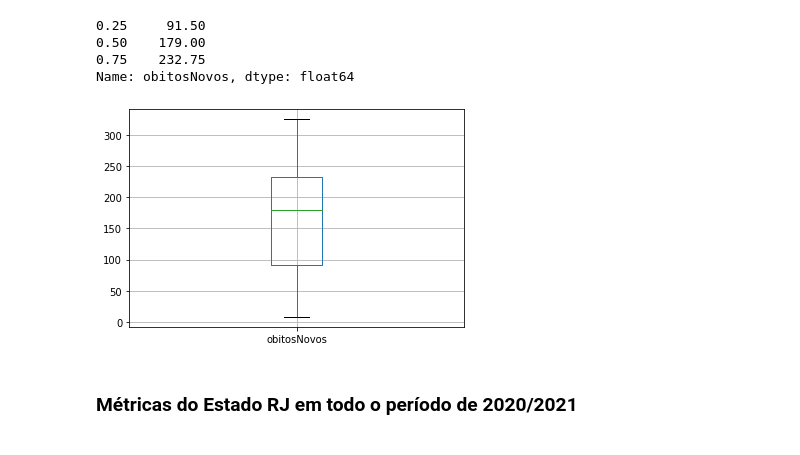
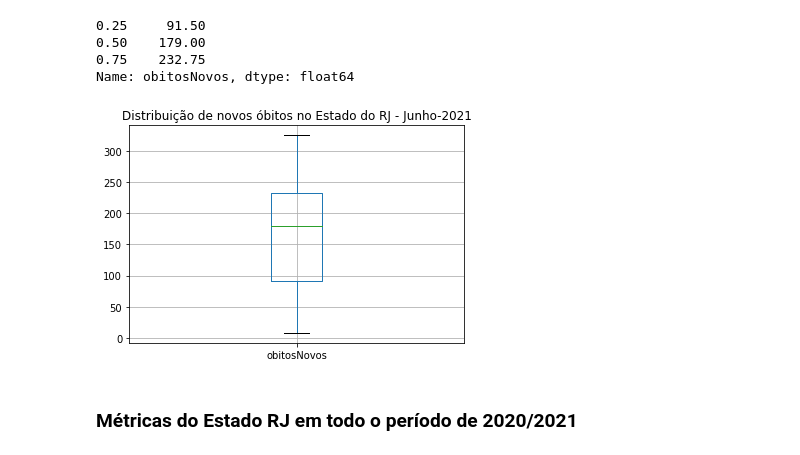
Before and after one commit to ranielli/analise-dados-covid-estatistica, a Jupyter notebook: analise_rj.ipynb, the cells around one changed output. Drawn from its saved outputs; the diff is of its cells as text; code cells hidden in the pictures.

```diff
--- a/analise_rj.ipynb
+++ b/analise_rj.ipynb
@@ -408,9 +411,10 @@ Name: obitosNovos, dtype: float64
 # %%
 boxplot_mun_estado_rj_junho_obitos = estado_rj_junho.boxplot(column=['obitosNovos'], showfliers=False)
 boxplot_mun_estado_rj_junho_obitos.plot()
+plt.title("Distribuição de novos óbitos no Estado do RJ - Junho-2021")
 plt.show()
 # %% [output]
-[figure, old version]
+[figure, new version]
 # %% [markdown]
 ### Métricas do Estado RJ  **em todo o período de 2020/2021**
 # %% [markdown]
```
Also changed, not shown: parts of 10 cells of this notebook.
